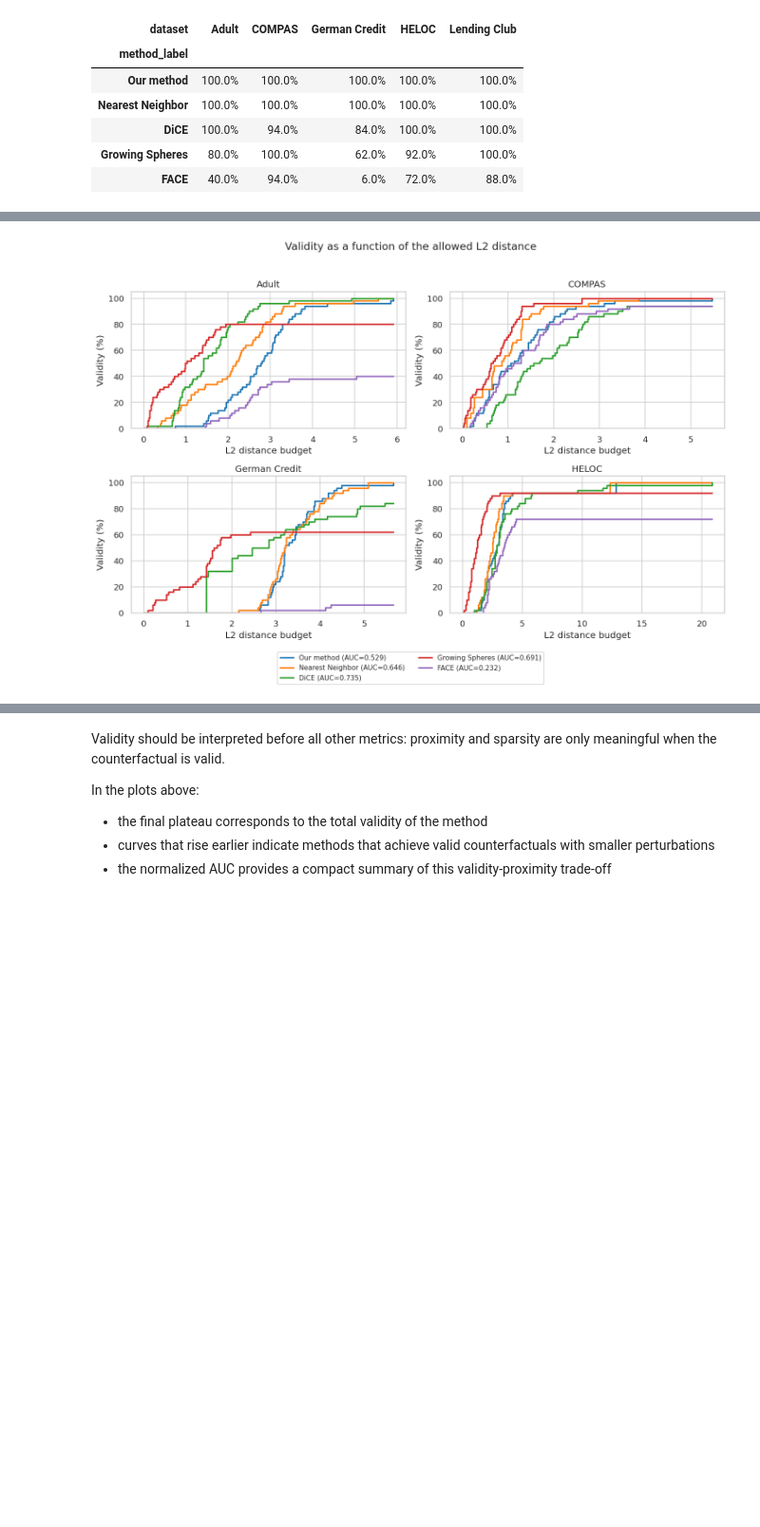
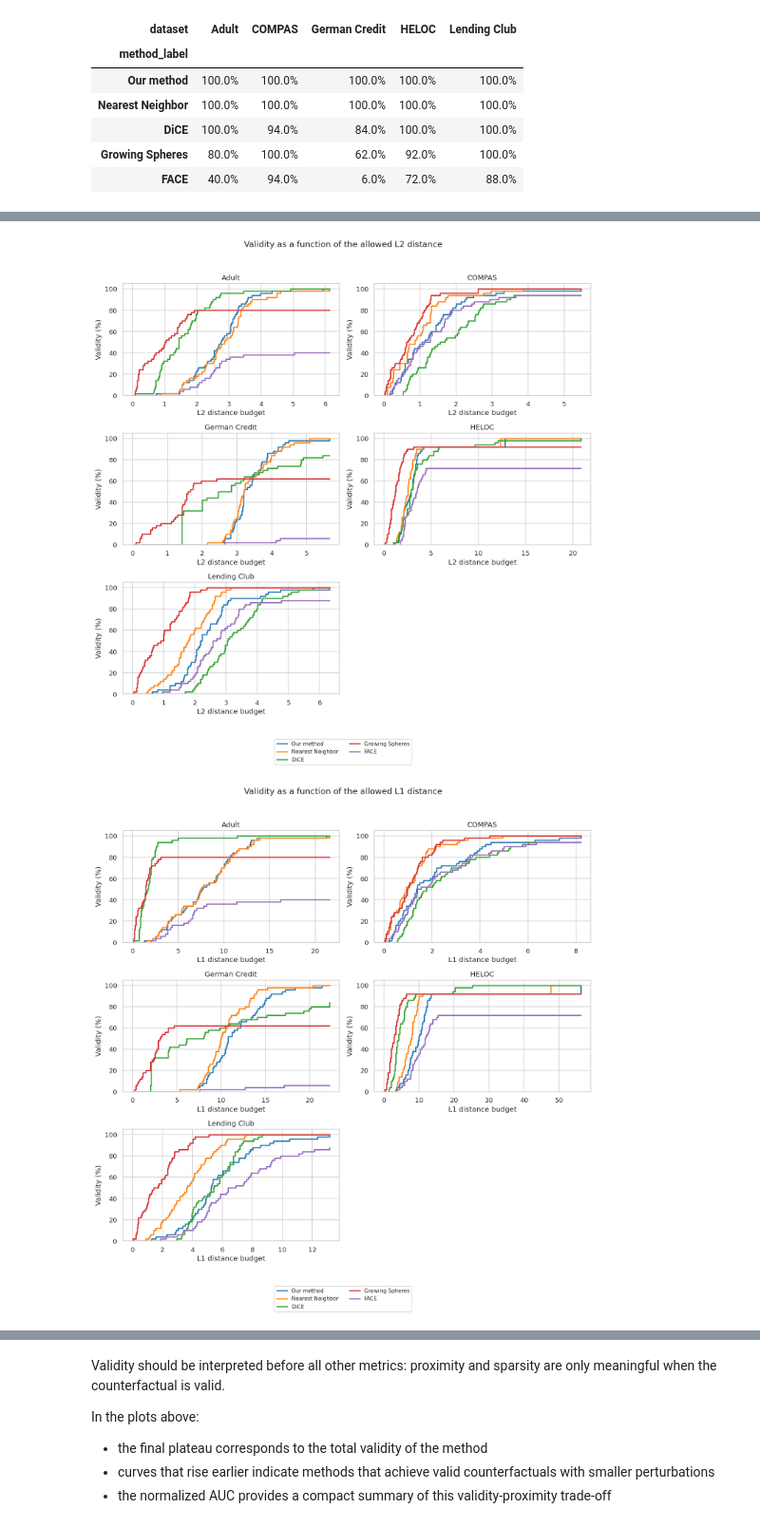
Before and after one commit to GabrielePintus/PreimageCounterfactualSampling, a Jupyter notebook: notebooks/6.2 - Multi-dataset benchmark analysis.ipynb, the cells around one changed output, grey strips where cells are left out. Shown at 95% size. Saved outputs shown, nothing was run; the diff lists cells and outputs as text; code cells hidden in the pictures; blank space fills up the shorter version.

```diff
--- a/notebooks/6.2 - Multi-dataset benchmark analysis.ipynb
+++ b/notebooks/6.2 - Multi-dataset benchmark analysis.ipynb
@@ -198,7 +161,7 @@ n = len(datasets_here)
 ncols = 2
 nrows = int(np.ceil(n / ncols))
 
-curve_rows = []
+curve_rows_l2 = []
 fig, axes = plt.subplots(nrows, ncols, figsize=(12, 4.2 * nrows), squeeze=False)
 axes = axes.ravel()
 
@@ -222,36 +185,93 @@ for ax, dataset_name in zip(axes, datasets_here):
 
         x, y, plateau, auc, max_finite = validity_proximity_curve(distances, eps_grid=eps_grid)
 
-        ax.step(x, y, where="post", linewidth=2, color=palette[method], label=f"{method} (AUC={auc:.3f})")
+        ax.step(x, y, where="post", linewidth=2, color=palette[method], label=method)
         ax.hlines(
             plateau,
             xmin=max_finite,
             xmax=eps_grid[-1] if eps_grid.size else 0.0,
             colors=palette[method],
             linestyles="--",
             linewidth=1.2,
             alpha=0.45,
         )
 
-        curve_rows.append({
+        curve_rows_l2.append({
             "dataset": dataset_name,
             "method": method,
             "max_validity_pct": plateau,
             "auc_norm": auc,
         })
 
     ax.set_title(dataset_name)
     ax.set_xlabel("L2 distance budget")
     ax.set_ylabel("Validity (%)")
     ax.set_ylim(0, 105)
 
 for ax in axes[n:]:
     ax.axis("off")
 
 handles, labels = axes[0].get_legend_handles_labels()
 fig.legend(handles, labels, loc="lower center", ncol=2, fontsize=9, frameon=True)
 fig.suptitle("Validity as a function of the allowed L2 distance", fontsize=14)
 plt.tight_layout(rect=[0, 0.08, 1, 0.96])
 plt.show()
+
+curve_rows_l1 = []
+fig, axes = plt.subplots(nrows, ncols, figsize=(12, 4.2 * nrows), squeeze=False)
+axes = axes.ravel()
+
+for ax, dataset_name in zip(axes, datasets_here):
+    sub_ds = df[df["dataset"] == dataset_name].copy()
+
+    finite_l1 = sub_ds.loc[sub_ds["success"], "l1_distance"].to_numpy(dtype=float)
+    finite_l1 = finite_l1[np.isfinite(finite_l1)]
+    max_l1 = float(finite_l1.max()) if finite_l1.size else 0.0
+    eps_grid = np.linspace(0.0, max_l1, 300) if max_l1 > 0 else np.array([0.0])
+
+    for method in method_order:
+        sub_m = sub_ds[sub_ds["method_label"] == method]
+        if sub_m.empty:
+            continue
+
+        distances = sub_m["l1_distance"].to_numpy(dtype=float)
+        success_mask = sub_m["success"].to_numpy(dtype=bool)
+        distances[~success_mask] = np.inf
+        distances[~np.isfinite(distances)] = np.inf
+
+        x, y, plateau, auc, max_finite = validity_proximity_curve(distances, eps_grid=eps_grid)
+
+        ax.step(x, y, where="post", linewidth=2, color=palette[method], label=method)
+        ax.hlines(
+            plateau,
+            xmin=max_finite,
+            xmax=eps_grid[-1] if eps_grid.size else 0.0,
+            colors=palette[method],
+            linestyles="--",
+            linewidth=1.2,
+            alpha=0.45,
+        )
+
+        curve_rows_l1.append({
+            "dataset": dataset_name,
+            "method": method,
+            "max_validity_pct": plateau,
+            "auc_norm": auc,
+        })
+
+    ax.set_title(dataset_name)
+    ax.set_xlabel("L1 distance budget")
+    ax.set_ylabel("Validity (%)")
+    ax.set_ylim(0, 105)
+
+for ax in axes[n:]:
+    ax.axis("off")
+
+handles, labels = axes[0].get_legend_handles_labels()
+fig.legend(handles, labels, loc="lower center", ncol=2, fontsize=9, frameon=True)
+fig.suptitle("Validity as a function of the allowed L1 distance", fontsize=14)
+plt.tight_layout(rect=[0, 0.08, 1, 0.96])
+plt.show()
 # %% [output]
-[figure, old version]
+[figure, new version]
+[figure, added]
```
Also changed, not shown: parts of 27 cells of this notebook, 30 other files.
